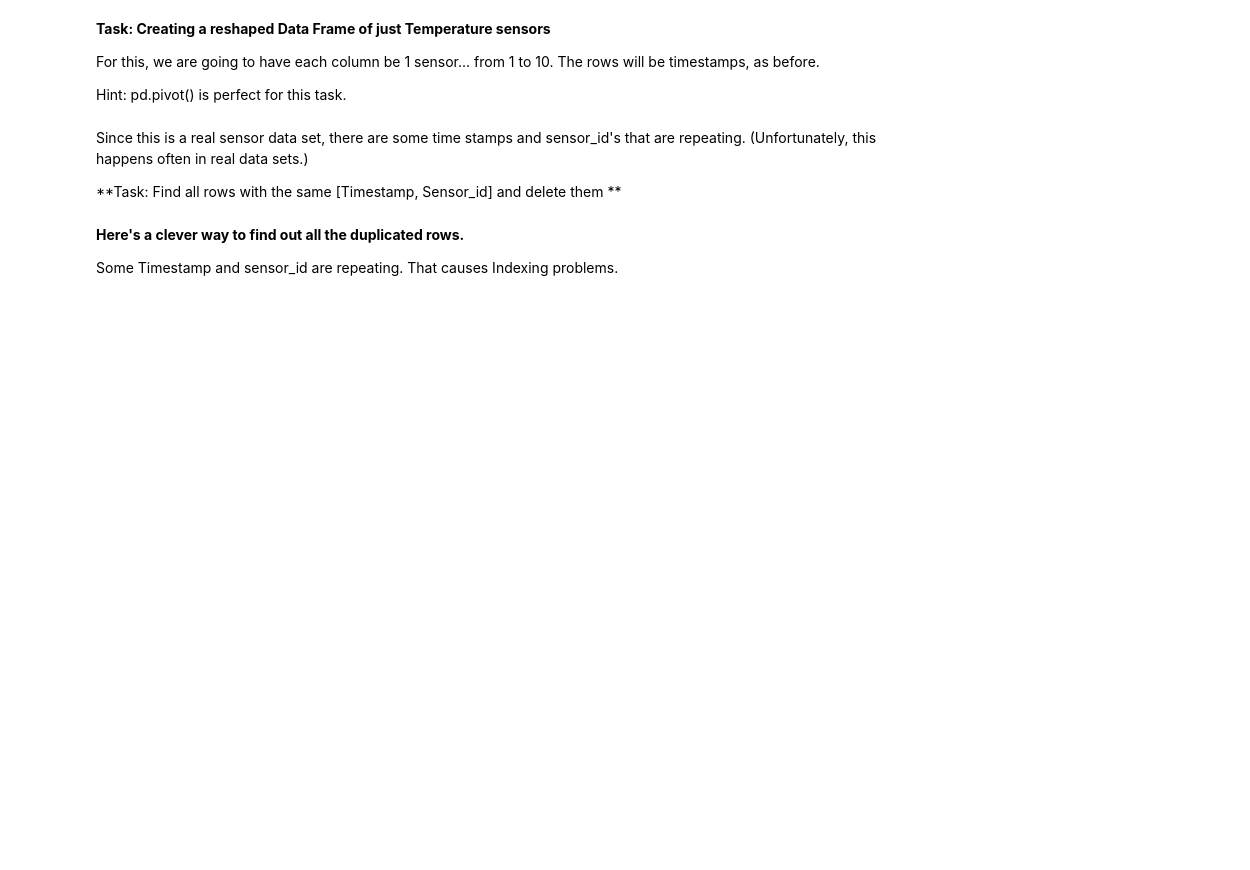
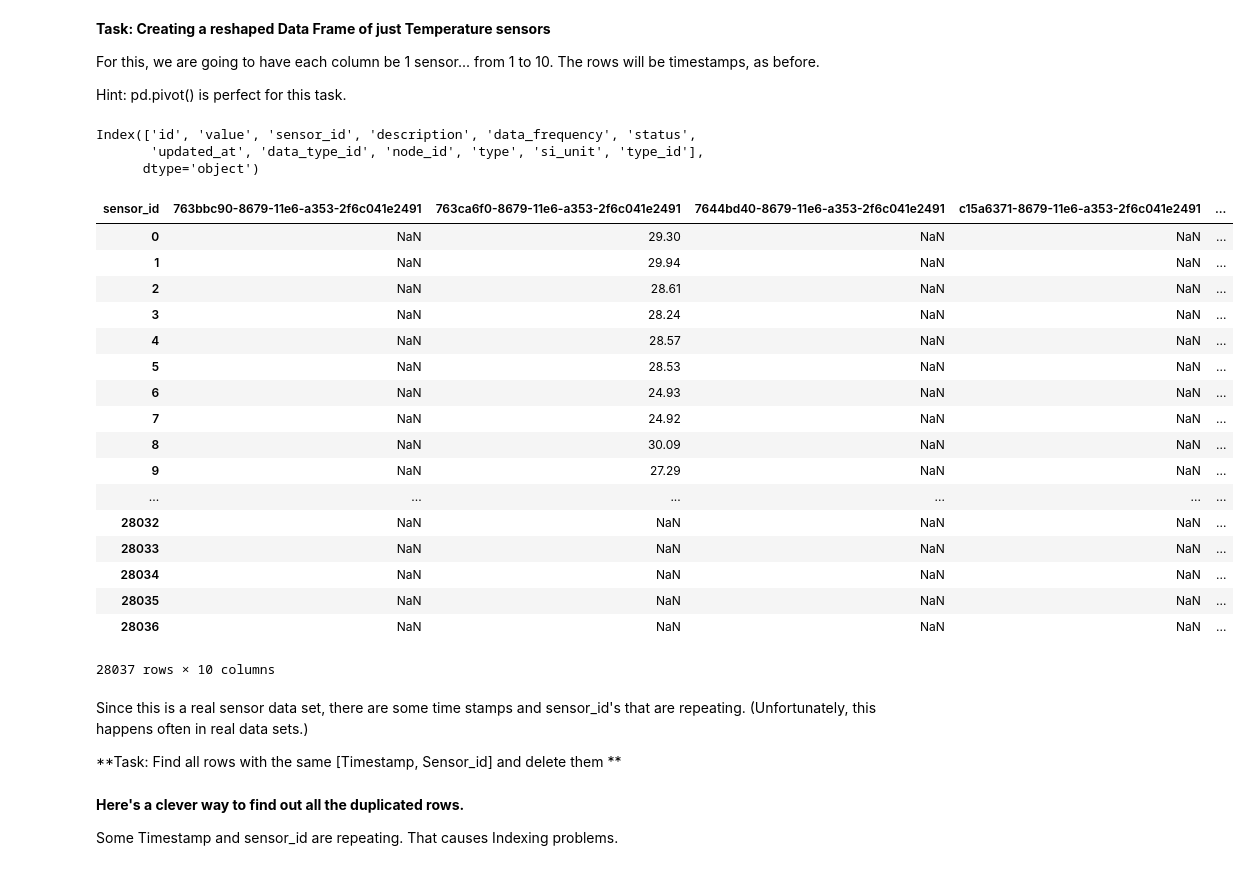
Before and after one commit to ItumelengF/Digital_for_industry, a Jupyter notebook: Summative_-_D4I_Volcanoes.ipynb, the cells around one changed output. Drawn from its saved outputs; the diff is of its cells as text; code cells hidden in the pictures; blank space fills up the shorter version.

```diff
--- a/Summative_-_D4I_Volcanoes.ipynb
+++ b/Summative_-_D4I_Volcanoes.ipynb
@@ -495,11 +628,36 @@ For this, we are going to have each column be 1 sensor... from 1 to 10. The rows
 Hint: pd.pivot() is perfect for this task.
 # %%
 # df.pivot(index='patient', columns='obs', values='score')
+# %%
+full.columns
+# %% [output]
+Index(['id', 'value', 'sensor_id', 'description', 'data_frequency', 'status',
+       'updated_at', 'data_type_id', 'node_id', 'type', 'si_unit', 'type_id'],
+      dtype='object')
 # %%
 temp_df = full[full['sensor_id'].isin(temp_sensors)]
-del temp_df['timestamp']
+#del temp_df['timestamp']
 temp_df = temp_df.reset_index()
 temp_df.pivot(columns='sensor_id', values='value')
+# %% [output]
+| sensor_id | 763bbc90-8679-11e6-a353-2f6c041e2491 | 763ca6f0-8679-11e6-a353-2f6c041e2491 | 7644bd40-8679-11e6-a353-2f6c041e2491 | c15a6371-8679-11e6-a353-2f6c041e2491 | ... |
+| 0 | NaN | 29.30 | NaN | NaN | ... |
+| 1 | NaN | 29.94 | NaN | NaN | ... |
+| 2 | NaN | 28.61 | NaN | NaN | ... |
+| 3 | NaN | 28.24 | NaN | NaN | ... |
+| 4 | NaN | 28.57 | NaN | NaN | ... |
+| 5 | NaN | 28.53 | NaN | NaN | ... |
+| 6 | NaN | 24.93 | NaN | NaN | ... |
+| 7 | NaN | 24.92 | NaN | NaN | ... |
+| 8 | NaN | 30.09 | NaN | NaN | ... |
+| 9 | NaN | 27.29 | NaN | NaN | ... |
+| ... | ... | ... | ... | ... | ... |
+| 28032 | NaN | NaN | NaN | NaN | ... |
+| 28033 | NaN | NaN | NaN | NaN | ... |
+| 28034 | NaN | NaN | NaN | NaN | ... |
+| 28035 | NaN | NaN | NaN | NaN | ... |
+| 28036 | NaN | NaN | NaN | NaN | ... |
+28037 rows × 10 columns
 # %% [markdown]
 Since this is a real sensor data set, there are some time stamps and sensor_id's that are repeating. (Unfortunately, this happens often in real data sets.)
 
```
Also changed, not shown: parts of 36 cells of this notebook.
